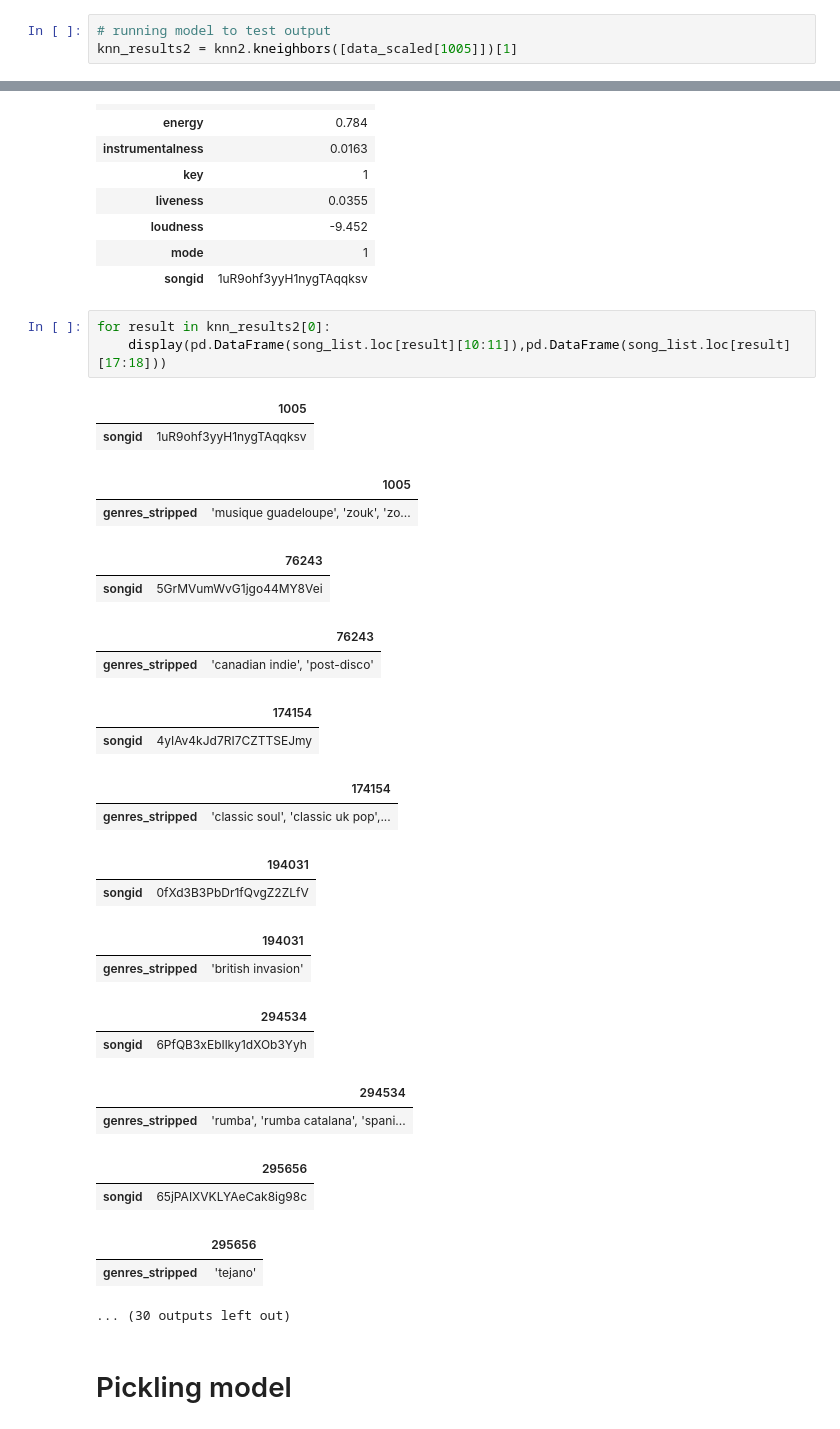
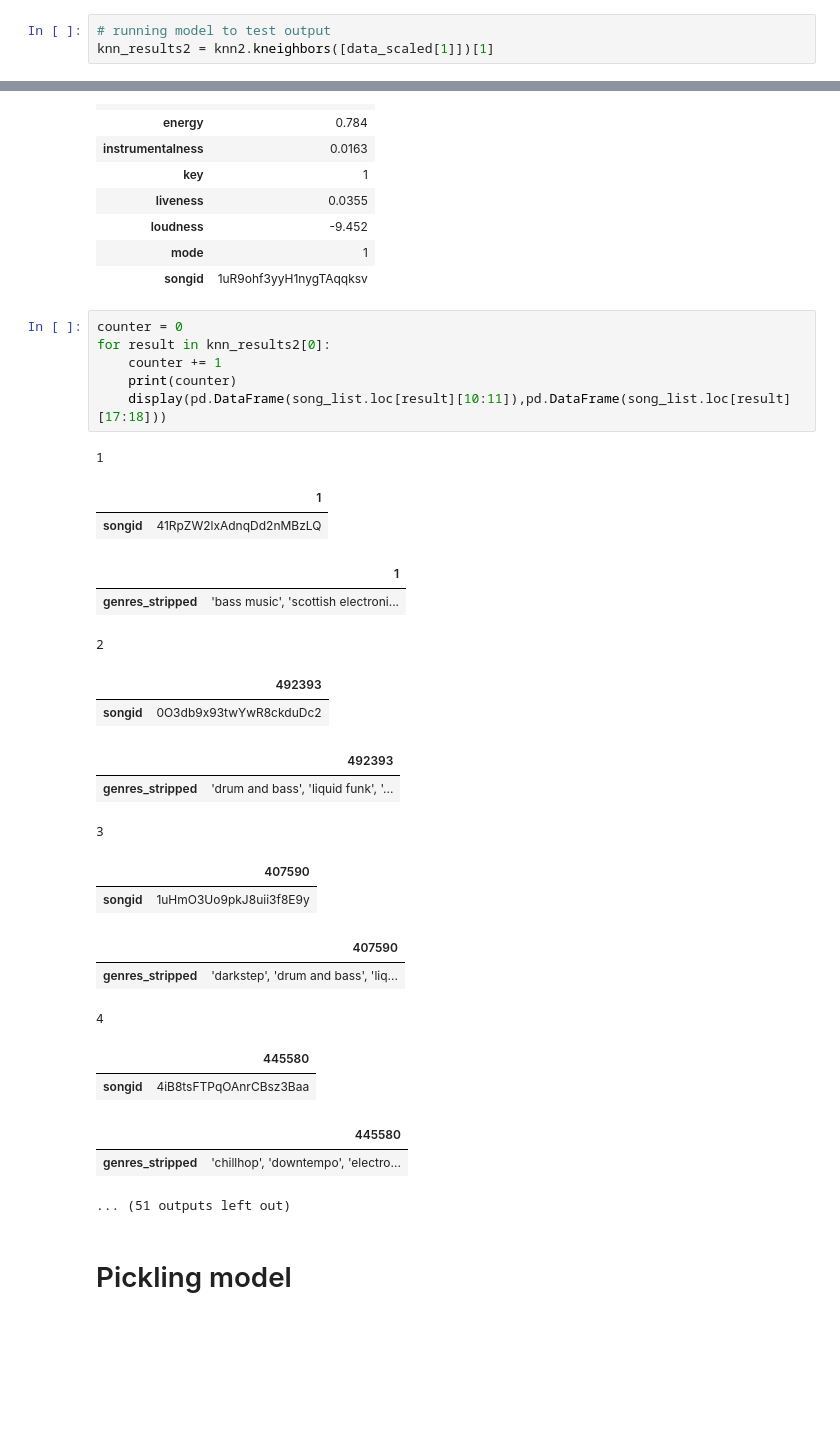
Before and after one commit to BloomTech-Labs/Music-Meteorologist-ds, a Jupyter notebook: model_notebooks/knn_model_v2_with_genre_hashing.ipynb, the cells around one changed output, grey strips where cells are left out. Cells and saved outputs as stored; diff of their text form; blank space fills up the shorter version.

Commit message:
comitting both genre_encoding and knn_v2 notebooks

```diff
--- a/model_notebooks/knn_model_v2_with_genre_hashing.ipynb
+++ b/model_notebooks/knn_model_v2_with_genre_hashing.ipynb
@@ -222,7 +222,7 @@ knn2 = NearestNeighbors(n_neighbors=21,algorithm='kd_tree')
 model2 = knn2.fit(data_scaled)
 # %%
 # running model to test output
-knn_results2 = knn2.kneighbors([data_scaled[1005]])[1]
+knn_results2 = knn2.kneighbors([data_scaled[1]])[1]
 # %%
 knn_results2[0]
 # %% [output]
@@ -244,34 +244,33 @@ pd.DataFrame(song_list.loc[1005][1:11])
 | mode | 1 |
 | songid | 1uR9ohf3yyH1nygTAqqksv |
 # %%
+counter = 0
 for result in knn_results2[0]:
+    counter += 1
+    print(counter)
     display(pd.DataFrame(song_list.loc[result][10:11]),pd.DataFrame(song_list.loc[result][17:18]))
 # %% [output]
+1
-|  | 1005 |
-| songid | 1uR9ohf3yyH1nygTAqqksv |
+|  | 1 |
+| songid | 41RpZW2lxAdnqDd2nMBzLQ |
-|  | 1005 |
-| genres_stripped | 'musique guadeloupe', 'zouk', 'zo... |
+|  | 1 |
+| genres_stripped | 'bass music', 'scottish electroni... |
+2
-|  | 76243 |
-| songid | 5GrMVumWvG1jgo44MY8Vei |
+|  | 492393 |
+| songid | 0O3db9x93twYwR8ckduDc2 |
-|  | 76243 |
-| genres_stripped | 'canadian indie', 'post-disco' |
+|  | 492393 |
+| genres_stripped | 'drum and bass', 'liquid funk', '... |
+3
-|  | 174154 |
-| songid | 4yIAv4kJd7RI7CZTTSEJmy |
+|  | 407590 |
+| songid | 1uHmO3Uo9pkJ8uii3f8E9y |
-|  | 174154 |
-| genres_stripped | 'classic soul', 'classic uk pop',... |
+|  | 407590 |
+| genres_stripped | 'darkstep', 'drum and bass', 'liq... |
+4
-|  | 194031 |
-| songid | 0fXd3B3PbDr1fQvgZ2ZLfV |
+|  | 445580 |
+| songid | 4iB8tsFTPqOAnrCBsz3Baa |
-|  | 194031 |
-| genres_stripped | 'british invasion' |
+|  | 445580 |
+| genres_stripped | 'chillhop', 'downtempo', 'electro... |
-|  | 294534 |
-| songid | 6PfQB3xEbIlky1dXOb3Yyh |
-|  | 294534 |
-| genres_stripped | 'rumba', 'rumba catalana', 'spani... |
-|  | 295656 |
-| songid | 65jPAIXVKLYAeCak8ig98c |
-|  | 295656 |
-| genres_stripped | 'tejano' |
-... (30 outputs left out)
+... (51 outputs left out)
 # %% [markdown]
 # Pickling model
 # %%
```
Also changed, not shown: parts of 1 cell of this notebook, 1 other file.
